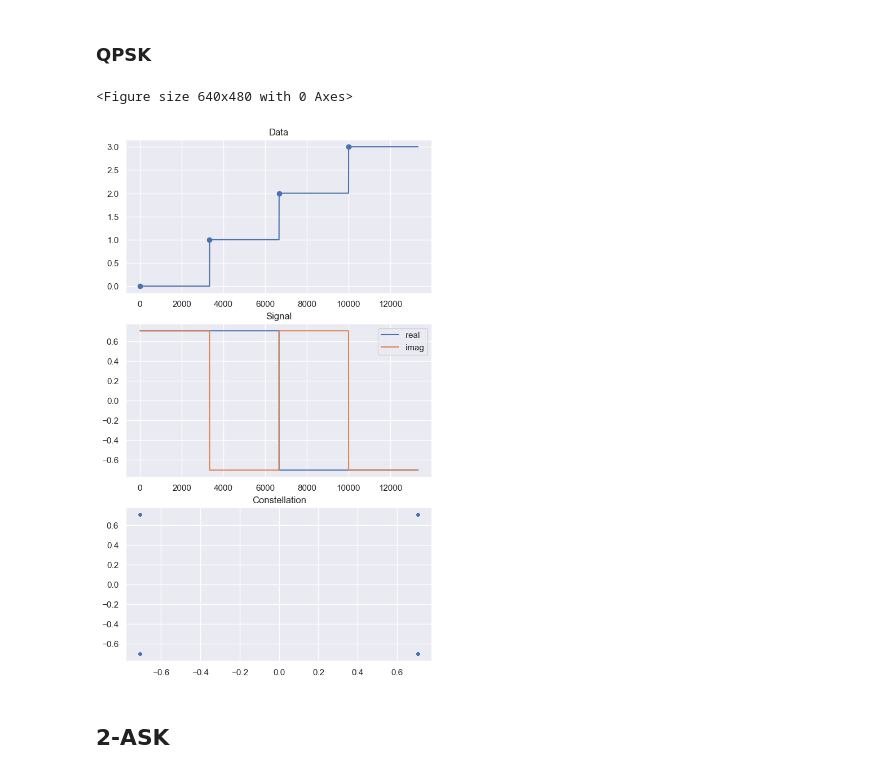
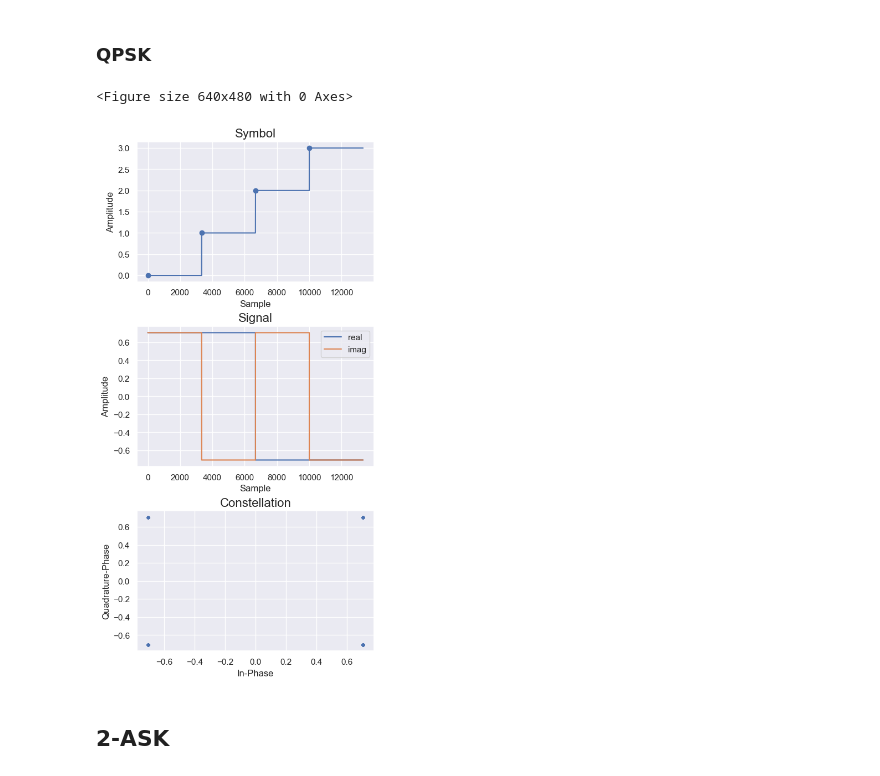
Before and after one commit to zanderman/gan-wireless-5g, a Jupyter notebook: dataset.ipynb, the cells around one changed output. Saved outputs shown, nothing was run; the diff lists cells and outputs as text; code cells hidden in the pictures.

Commit message:
Saves QPSK and 64-QAM figures

```diff
--- a/dataset.ipynb
+++ b/dataset.ipynb
@@ -16,6 +16,7 @@ sns.set() # Use seaborn themes.
 # %%
 roots = dict(
     dataset = Path('./dataset/'),
+    images = Path('./images/'),
 )
 for k,r in roots.items(): # Create directories if they do not already exist.
     if not r.exists():
@@ -329,20 +330,26 @@ def plot(
 
     plt.figure()
 
-    fig, axd = plt.subplot_mosaic("A;B;C", figsize=(7,12))
+    fig, axd = plt.subplot_mosaic("A;B;C", figsize=(7,12), constrained_layout=True)
     pkey = 'A'
     axd[pkey].plot(n, s, marker='o', markevery=int(fs/baud))
-    axd[pkey].set_title('Data')
+    axd[pkey].set_title('Symbol', fontsize=16)
+    axd[pkey].set_xlabel('Sample')
+    axd[pkey].set_ylabel('Amplitude')
 
     pkey = 'B'
     axd[pkey].plot(n, np.real(x), label='real')
     axd[pkey].plot(n, np.imag(x), label='imag')
-    axd[pkey].set_title('Signal')
+    axd[pkey].set_title('Signal', fontsize=16)
+    axd[pkey].set_xlabel('Sample')
+    axd[pkey].set_ylabel('Amplitude')
     axd[pkey].legend()
 
     pkey = 'C'
     axd[pkey].plot(np.real(x.round(10)), np.imag(x.round(10)), '.')
-    axd[pkey].set_title('Constellation')
+    axd[pkey].set_title('Constellation', fontsize=16)
+    axd[pkey].set_xlabel('In-Phase')
+    axd[pkey].set_ylabel('Quadrature-Phase')
     axd[pkey].grid(True)
 
     return fig
@@ -416,34 +423,38 @@ n = np.r_[0:len(x)]
 t = n2t(n=n, fs=fs)
 symbols = repeat(bits, baud=baud, fs=fs)
 
 # Save data in compressed numpy format.
 data = dict(
     n=n,
     t=t,
     x=x,
     s=symbols,
 )
 params = dict(
     features=list(data.keys()),
     bits=bits.tolist(),
     fc=fc,
     fs=fs,
     baud=baud,
     size=x.size,
 )
 save_data(fname=roots['dataset']/f"qpsk", data=data, **params)
 
 # Plot
 fig = plot(
     n=n,
     s=symbols,
     x=x,
     fs=fs,
     baud=baud,
 )
+
+# fig.set_size_inches(7, 12)
+fig.set_size_inches(5, 10, forward=False)
+fig.savefig(roots['images']/"data_example_qpsk.png", bbox_inches='tight')
 # %% [output]
 <Figure size 640x480 with 0 Axes>
-[figure, old version]
+[figure, new version]
 # %% [markdown]
 ## 2-ASK
 # %%
```
Also changed, not shown: parts of 5 cells of this notebook.
